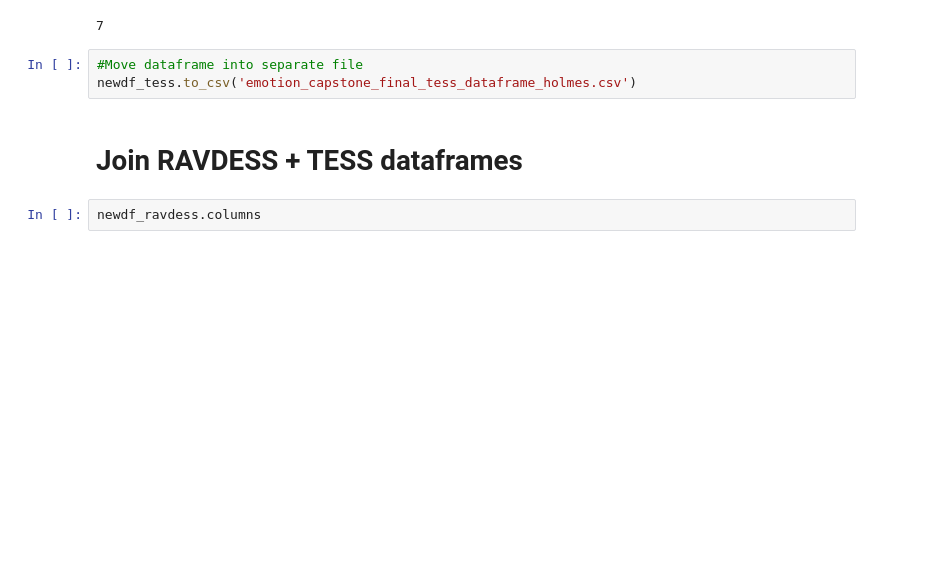
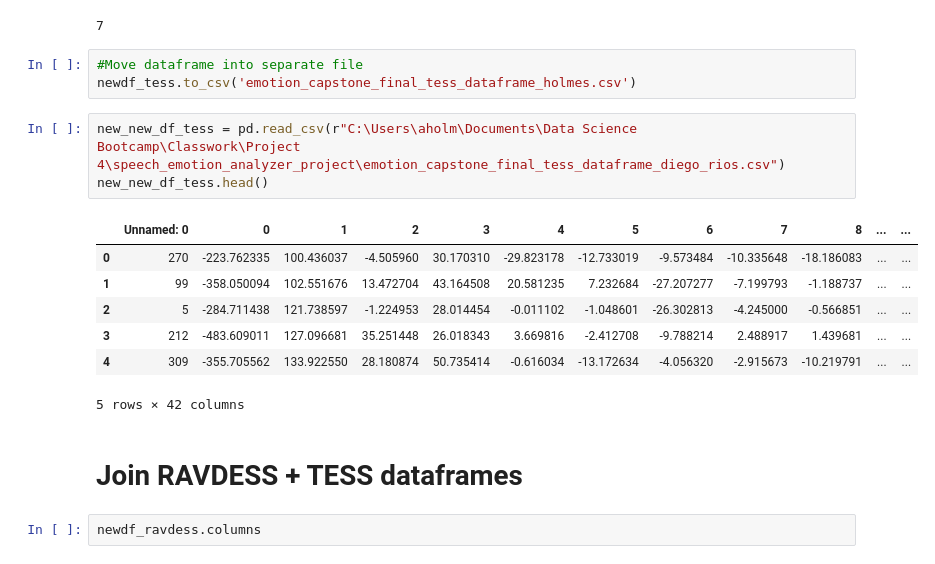
Before and after one commit to AprilHolmes7825/credit_card_fraud_project, a Jupyter notebook: speech_emotion_final_notebook - April.ipynb, the cells around one changed output. Cells and saved outputs as stored; diff of their text form; blank space fills up the shorter version.

```diff
--- a/speech_emotion_final_notebook - April.ipynb
+++ b/speech_emotion_final_notebook - April.ipynb
@@ -586,6 +586,17 @@ newdf_tess[newdf_tess.columns[-1]].nunique()
 # %%
 #Move dataframe into separate file
 newdf_tess.to_csv('emotion_capstone_final_tess_dataframe_holmes.csv')
+# %%
+new_new_df_tess = pd.read_csv(r"C:\Users\aholm\Documents\Data Science Bootcamp\Classwork\Project 4\speech_emotion_analyzer_project\emotion_capstone_final_tess_dataframe_diego_rios.csv")
+new_new_df_tess.head()
+# %% [output]
+|  | Unnamed: 0 | 0 | 1 | 2 | 3 | 4 | 5 | 6 | 7 | 8 | ... | ... |
+| 0 | 270 | -223.762335 | 100.436037 | -4.505960 | 30.170310 | -29.823178 | -12.733019 | -9.573484 | -10.335648 | -18.186083 | ... | ... |
+| 1 | 99 | -358.050094 | 102.551676 | 13.472704 | 43.164508 | 20.581235 | 7.232684 | -27.207277 | -7.199793 | -1.188737 | ... | ... |
+| 2 | 5 | -284.711438 | 121.738597 | -1.224953 | 28.014454 | -0.011102 | -1.048601 | -26.302813 | -4.245000 | -0.566851 | ... | ... |
+| 3 | 212 | -483.609011 | 127.096681 | 35.251448 | 26.018343 | 3.669816 | -2.412708 | -9.788214 | 2.488917 | 1.439681 | ... | ... |
+| 4 | 309 | -355.705562 | 133.922550 | 28.180874 | 50.735414 | -0.616034 | -13.172634 | -4.056320 | -2.915673 | -10.219791 | ... | ... |
+5 rows × 42 columns
 # %% [markdown]
 # Join RAVDESS + TESS dataframes
 # %%
```
